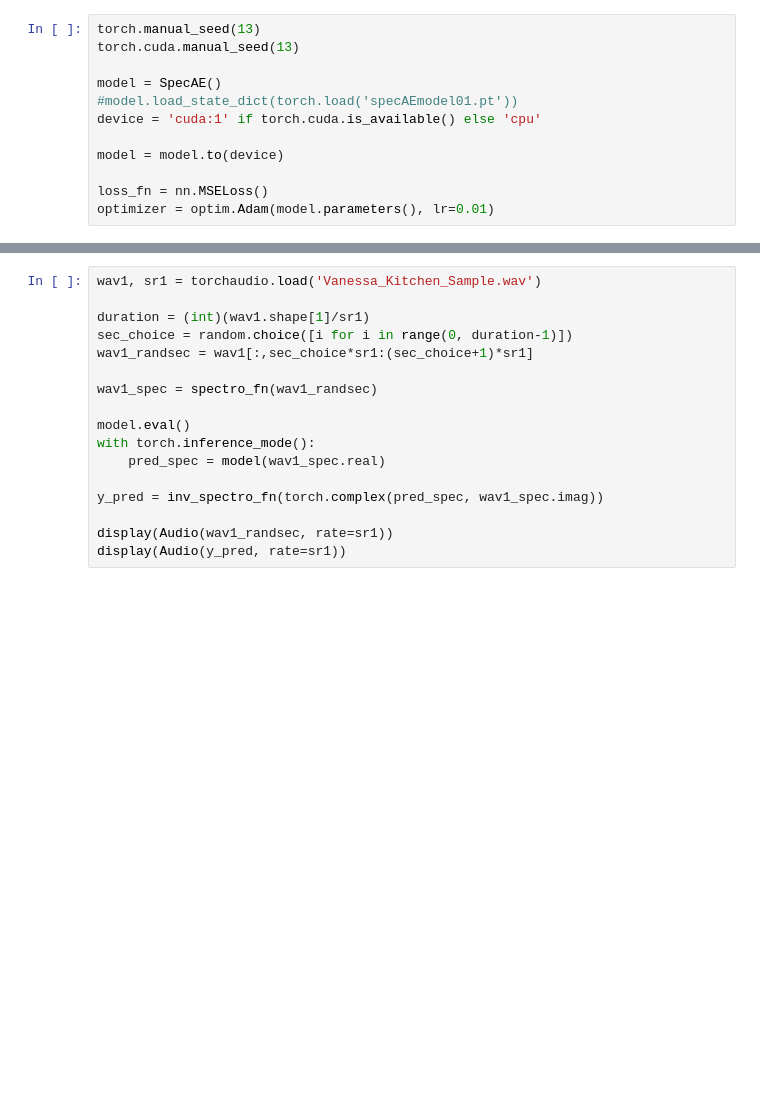
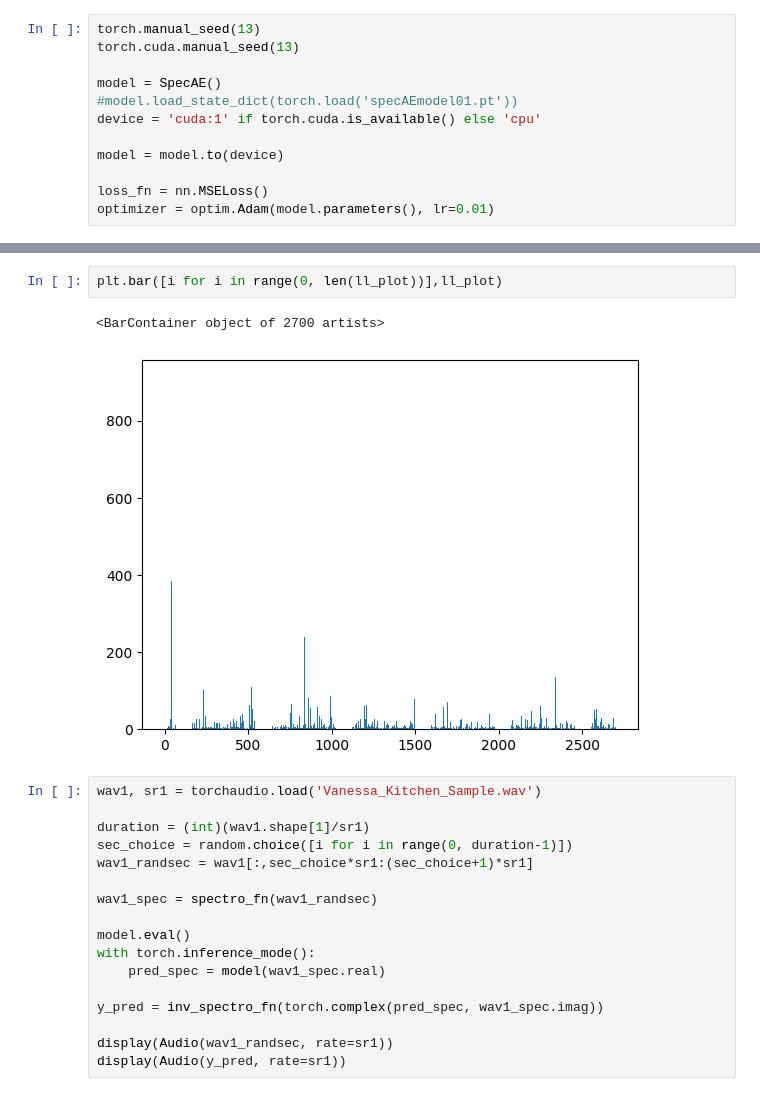
Before and after one commit to darshitttt/speechRemoval, a Jupyter notebook: musanSpecAE.ipynb, the cells around one changed output, grey strips where cells are left out. Drawn from its saved outputs; the diff is of its cells as text; blank space fills up the shorter version.

```diff
--- a/musanSpecAE.ipynb
+++ b/musanSpecAE.ipynb
@@ -351,3 +357,8 @@ plt.colorbar()
+# %%
+plt.bar([i for i in range(0, len(ll_plot))],ll_plot)
+# %% [output]
+<BarContainer object of 2700 artists>
+[figure, added]
 # %%
 wav1, sr1 = torchaudio.load('Vanessa_Kitchen_Sample.wav')
 
```
Also changed, not shown: parts of 6 cells of this notebook, 1 other file.
